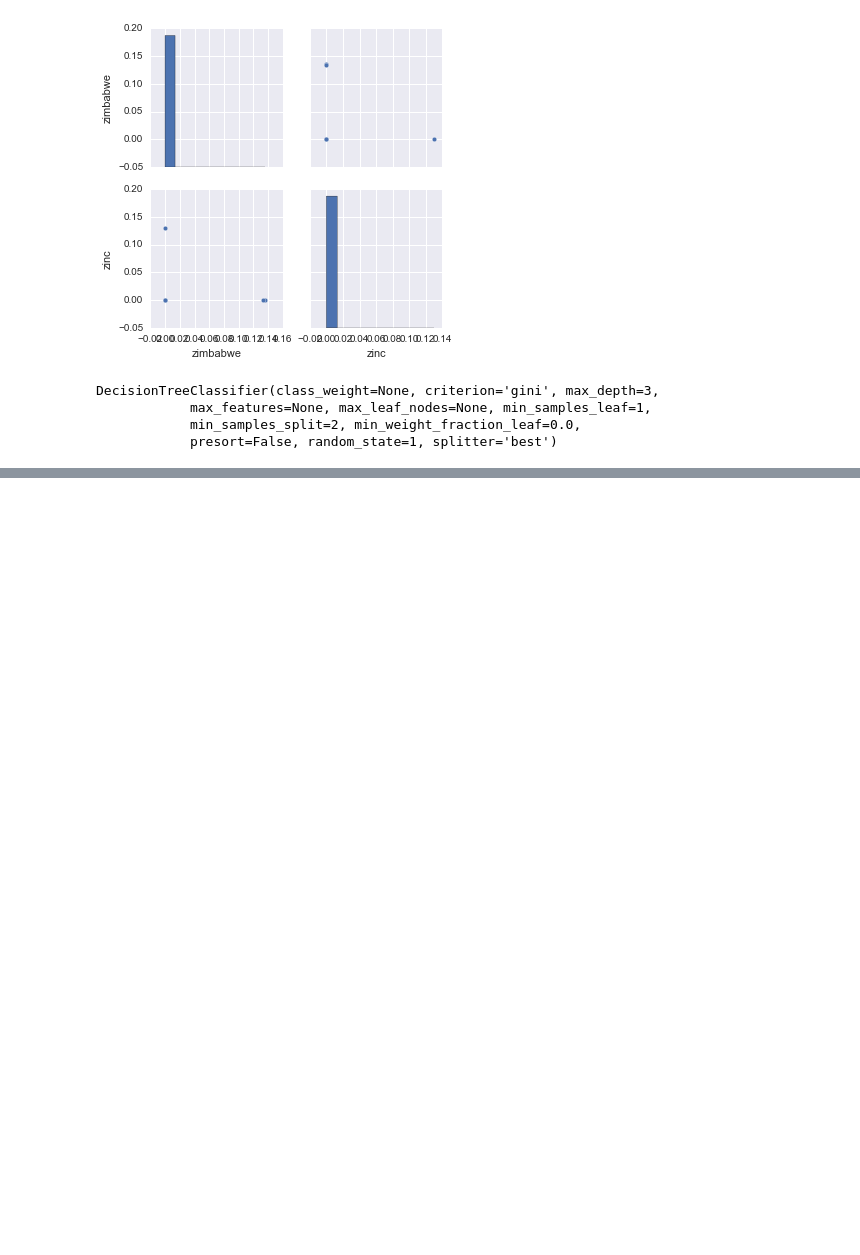
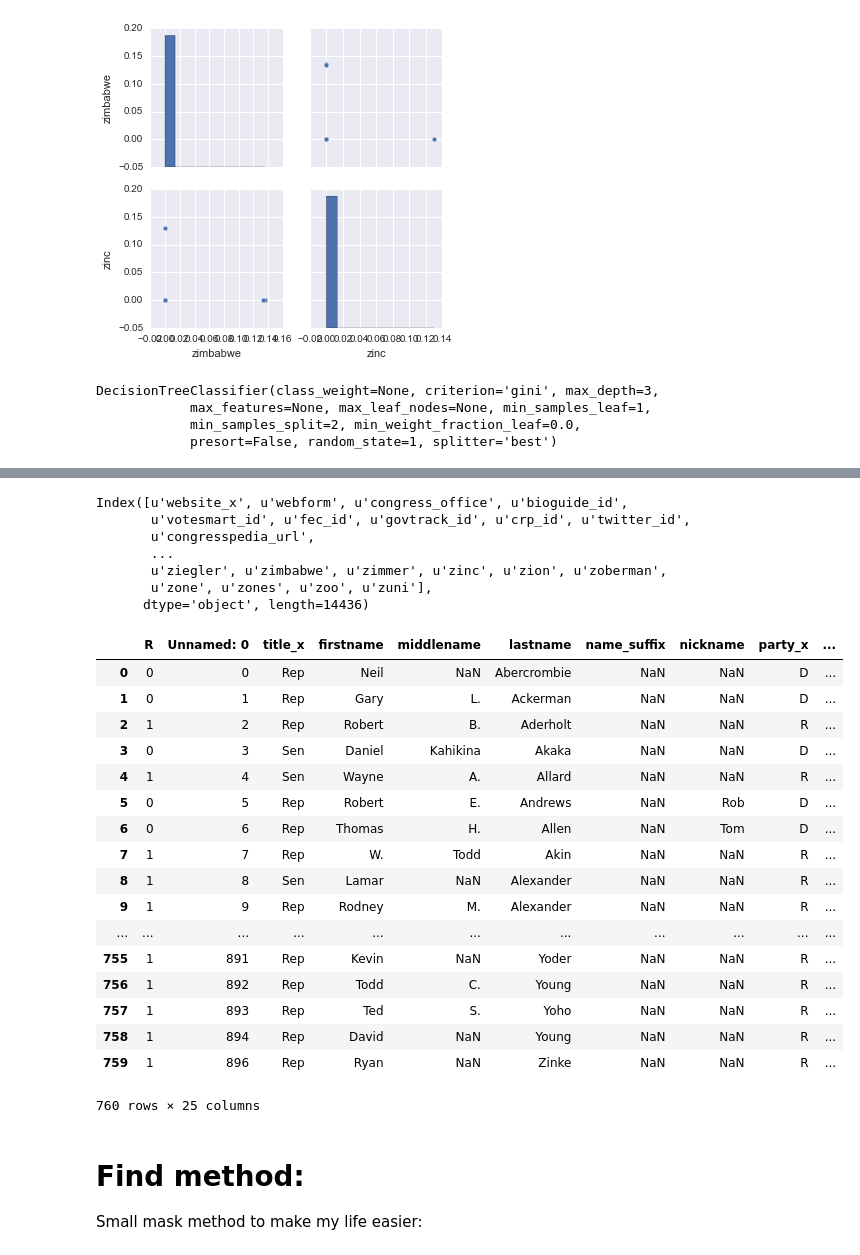
Before and after one commit to caromedellin/Python-notes, a Jupyter notebook: exploratory-data-analysis/Untitled.ipynb, the cells around one changed output, grey strips where cells are left out. Cells and saved outputs as stored; diff of their text form; code cells hidden in the pictures; blank space fills up the shorter version.

Commit message:
final version for clean state column

```diff
--- a/exploratory-data-analysis/Untitled.ipynb
+++ b/exploratory-data-analysis/Untitled.ipynb
@@ -82,0 +83,33 @@ features.head()
+# %%
+print capitol_words.columns[15:]
+capitol_words.crp_id
+capitol_words.ix[:,:25]
+# %% [output]
+Index([u'website_x', u'webform', u'congress_office', u'bioguide_id',
+       u'votesmart_id', u'fec_id', u'govtrack_id', u'crp_id', u'twitter_id',
+       u'congresspedia_url',
+       ...
+       u'ziegler', u'zimbabwe', u'zimmer', u'zinc', u'zion', u'zoberman',
+       u'zone', u'zones', u'zoo', u'zuni'],
+      dtype='object', length=14436)
+|  | R | Unnamed: 0 | title_x | firstname | middlename | lastname | name_suffix | nickname | party_x | ... |
+| 0 | 0 | 0 | Rep | Neil | NaN | Abercrombie | NaN | NaN | D | ... |
+| 1 | 0 | 1 | Rep | Gary | L. | Ackerman | NaN | NaN | D | ... |
+| 2 | 1 | 2 | Rep | Robert | B. | Aderholt | NaN | NaN | R | ... |
+| 3 | 0 | 3 | Sen | Daniel | Kahikina | Akaka | NaN | NaN | D | ... |
+| 4 | 1 | 4 | Sen | Wayne | A. | Allard | NaN | NaN | R | ... |
+| 5 | 0 | 5 | Rep | Robert | E. | Andrews | NaN | Rob | D | ... |
+| 6 | 0 | 6 | Rep | Thomas | H. | Allen | NaN | Tom | D | ... |
+| 7 | 1 | 7 | Rep | W. | Todd | Akin | NaN | NaN | R | ... |
+| 8 | 1 | 8 | Sen | Lamar | NaN | Alexander | NaN | NaN | R | ... |
+| 9 | 1 | 9 | Rep | Rodney | M. | Alexander | NaN | NaN | R | ... |
+| ... | ... | ... | ... | ... | ... | ... | ... | ... | ... | ... |
+| 755 | 1 | 891 | Rep | Kevin | NaN | Yoder | NaN | NaN | R | ... |
+| 756 | 1 | 892 | Rep | Todd | C. | Young | NaN | NaN | R | ... |
+| 757 | 1 | 893 | Rep | Ted | S. | Yoho | NaN | NaN | R | ... |
+| 758 | 1 | 894 | Rep | David | NaN | Young | NaN | NaN | R | ... |
+| 759 | 1 | 896 | Rep | Ryan | NaN | Zinke | NaN | NaN | R | ... |
+760 rows × 25 columns
+# %% [markdown]
+# Find method:
+Small mask method to make my life easier:
```
Also changed, not shown: parts of 3 cells of this notebook, 1 other file.
